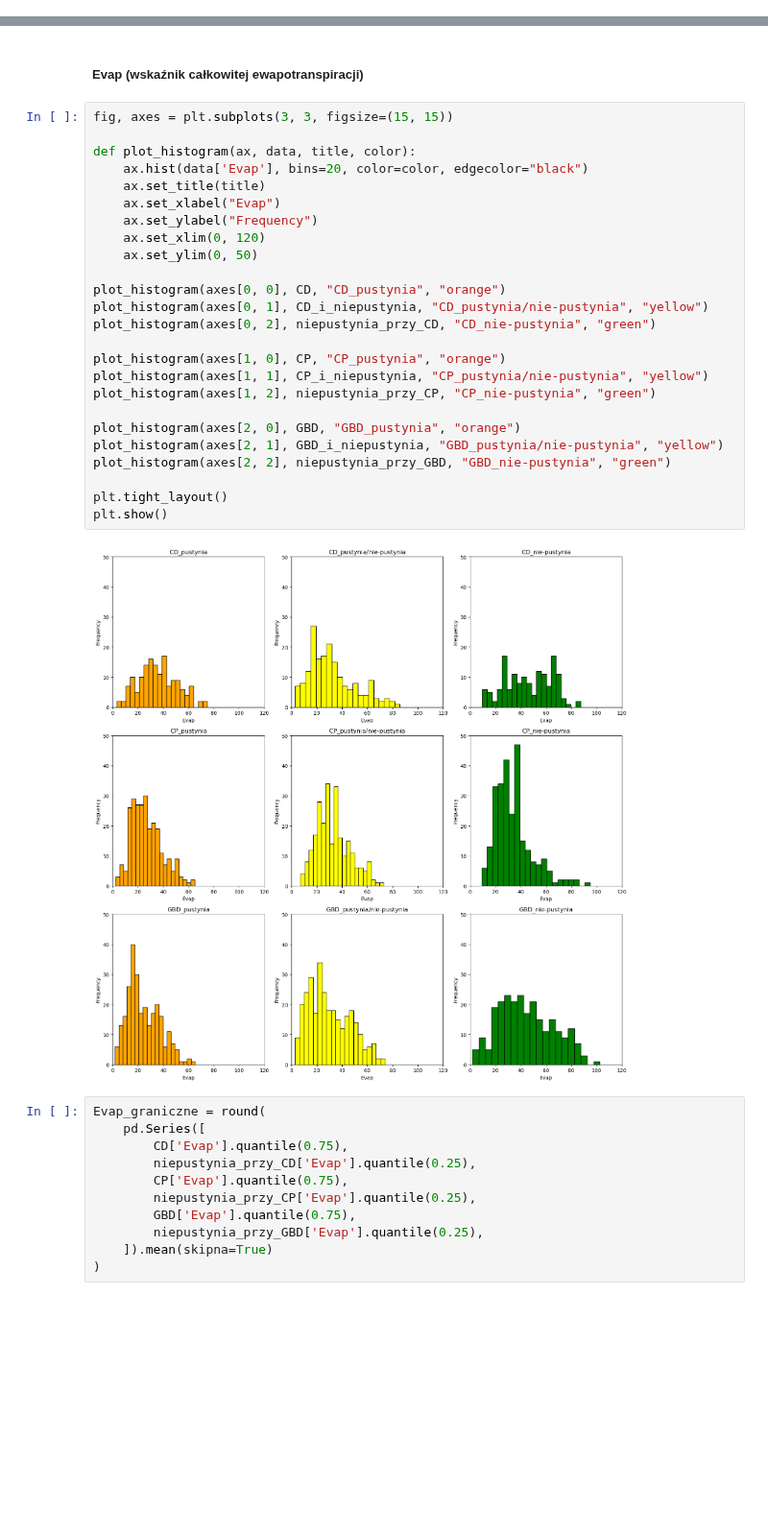
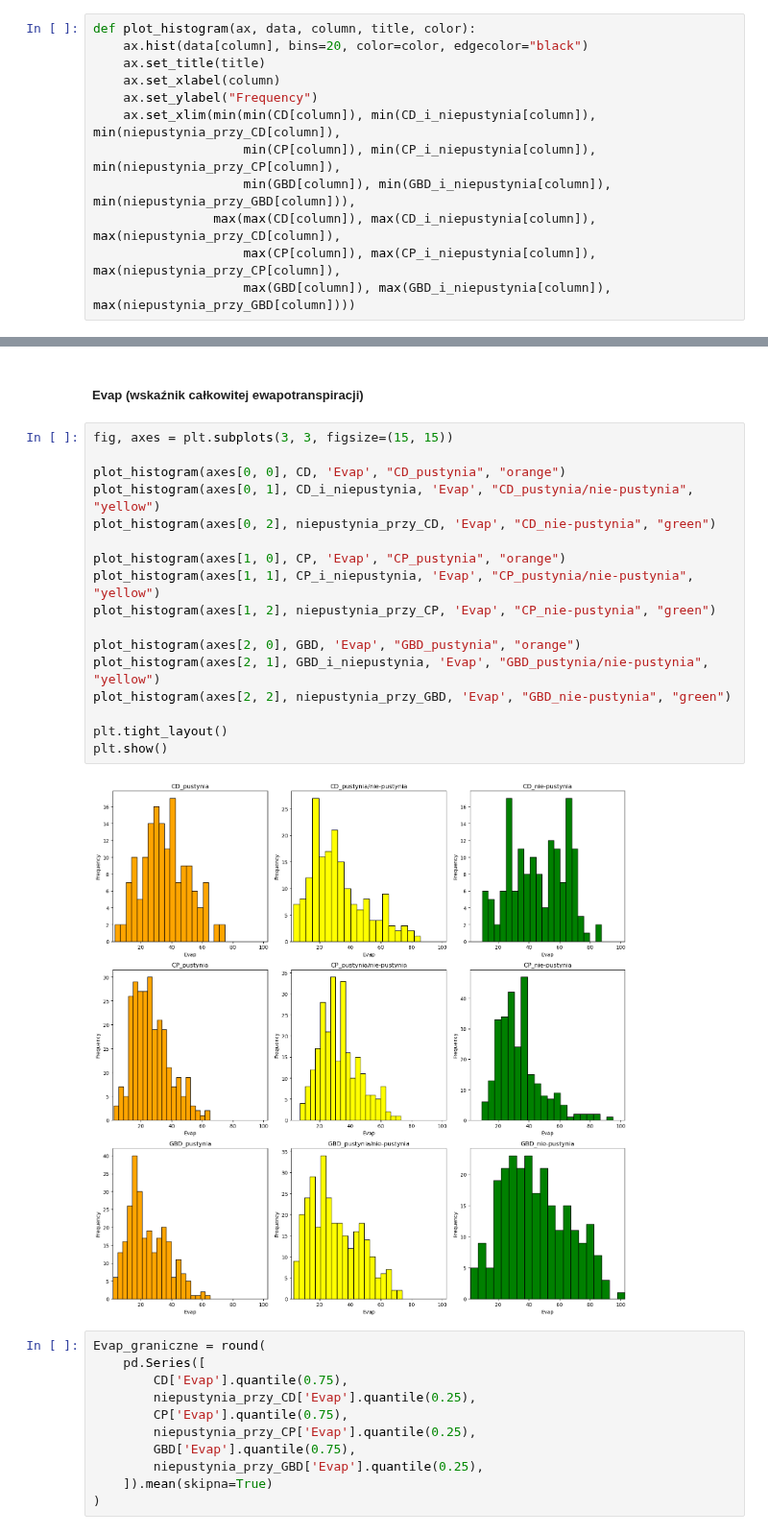
Before and after one commit to PiotrMaciejKowalski/BigData2024Project, a Jupyter notebook: notebooks/Klasyfikacja-pustynia.ipynb, the cells around one changed output, grey strips where cells are left out. Shown at 96% size. Saved outputs shown, nothing was run; the diff lists cells and outputs as text; blank space fills up the shorter version.

Commit message:
hist def + typing

```diff
--- a/notebooks/Klasyfikacja-pustynia.ipynb
+++ b/notebooks/Klasyfikacja-pustynia.ipynb
@@ -66,6 +66,18 @@ niepustynia_przy_GBD = NASA_lato[(NASA_lato['lon'] >= -124) & (NASA_lato['lon']
 # Wizualizacje + wstępne ustalenia parametrów
 # %% [markdown]
 ##### GVEG (wskaźnik roślinności)
+# %%
+def plot_histogram(ax, data, column, title, color):
+    ax.hist(data[column], bins=20, color=color, edgecolor="black")
+    ax.set_title(title)
+    ax.set_xlabel(column)
+    ax.set_ylabel("Frequency")
+    ax.set_xlim(min(min(CD[column]), min(CD_i_niepustynia[column]), min(niepustynia_przy_CD[column]),
+                    min(CP[column]), min(CP_i_niepustynia[column]), min(niepustynia_przy_CP[column]),
+                    min(GBD[column]), min(GBD_i_niepustynia[column]), min(niepustynia_przy_GBD[column])),
+                max(max(CD[column]), max(CD_i_niepustynia[column]), max(niepustynia_przy_CD[column]),
+                    max(CP[column]), max(CP_i_niepustynia[column]), max(niepustynia_przy_CP[column]),
+                    max(GBD[column]), max(GBD_i_niepustynia[column]), max(niepustynia_przy_GBD[column])))
 # %%
 fig, axes = plt.subplots(3, 3, figsize=(15, 15))
 
@@ -157,30 +153,22 @@ Rainf_graniczne: 28
 # %%
 fig, axes = plt.subplots(3, 3, figsize=(15, 15))
 
-def plot_histogram(ax, data, title, color):
-    ax.hist(data['Evap'], bins=20, color=color, edgecolor="black")
-    ax.set_title(title)
-    ax.set_xlabel("Evap")
-    ax.set_ylabel("Frequency")
-    ax.set_xlim(0, 120)
-    ax.set_ylim(0, 50)
+plot_histogram(axes[0, 0], CD, 'Evap', "CD_pustynia", "orange")
+plot_histogram(axes[0, 1], CD_i_niepustynia, 'Evap', "CD_pustynia/nie-pustynia", "yellow")
+plot_histogram(axes[0, 2], niepustynia_przy_CD, 'Evap', "CD_nie-pustynia", "green")
 
-plot_histogram(axes[0, 0], CD, "CD_pustynia", "orange")
-plot_histogram(axes[0, 1], CD_i_niepustynia, "CD_pustynia/nie-pustynia", "yellow")
-plot_histogram(axes[0, 2], niepustynia_przy_CD, "CD_nie-pustynia", "green")
+plot_histogram(axes[1, 0], CP, 'Evap', "CP_pustynia", "orange")
+plot_histogram(axes[1, 1], CP_i_niepustynia, 'Evap', "CP_pustynia/nie-pustynia", "yellow")
+plot_histogram(axes[1, 2], niepustynia_przy_CP, 'Evap', "CP_nie-pustynia", "green")
 
-plot_histogram(axes[1, 0], CP, "CP_pustynia", "orange")
-plot_histogram(axes[1, 1], CP_i_niepustynia, "CP_pustynia/nie-pustynia", "yellow")
-plot_histogram(axes[1, 2], niepustynia_przy_CP, "CP_nie-pustynia", "green")
-
-plot_histogram(axes[2, 0], GBD, "GBD_pustynia", "orange")
-plot_histogram(axes[2, 1], GBD_i_niepustynia, "GBD_pustynia/nie-pustynia", "yellow")
-plot_histogram(axes[2, 2], niepustynia_przy_GBD, "GBD_nie-pustynia", "green")
+plot_histogram(axes[2, 0], GBD, 'Evap', "GBD_pustynia", "orange")
+plot_histogram(axes[2, 1], GBD_i_niepustynia, 'Evap', "GBD_pustynia/nie-pustynia", "yellow")
+plot_histogram(axes[2, 2], niepustynia_przy_GBD, 'Evap', "GBD_nie-pustynia", "green")
 
 plt.tight_layout()
 plt.show()
 # %% [output]
-[figure, old version]
+[figure, new version]
 # %%
 Evap_graniczne = round(
     pd.Series([
```
Also changed, not shown: parts of 6 cells of this notebook.
